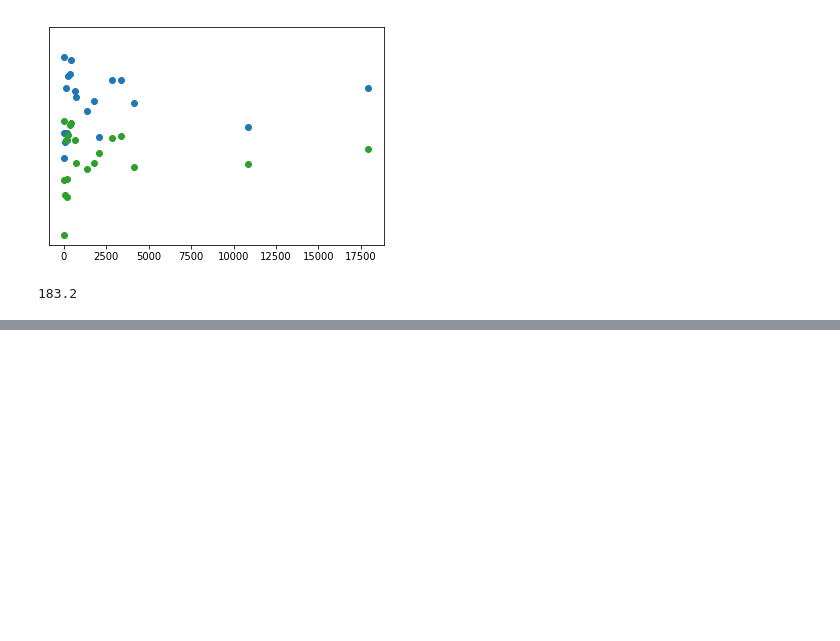
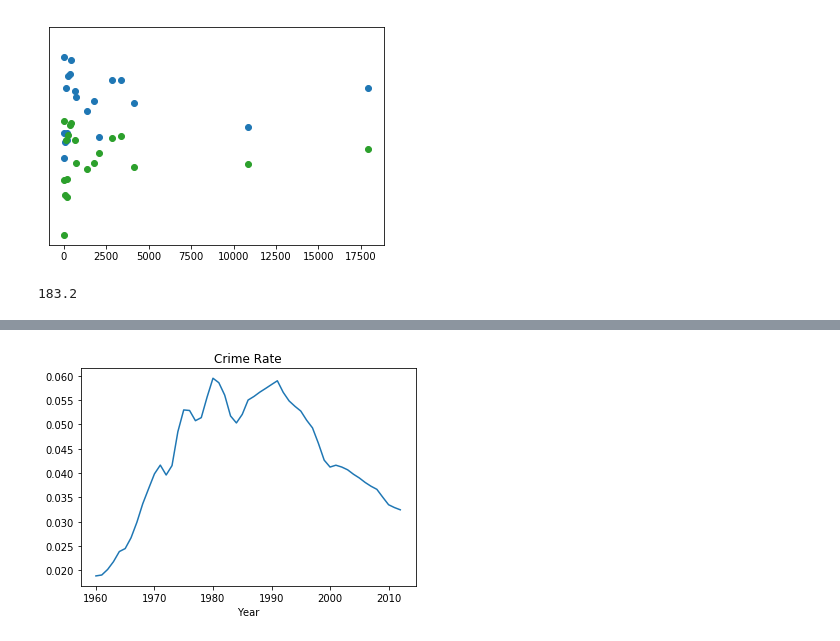
Before and after one commit to kendrarobbins/BootCamp2018, a Jupyter notebook: ProbSets/Comp/ProbSet2/Comp PS2 Solutions.ipynb, the cells around one changed output, grey strips where cells are left out. Drawn from its saved outputs; the diff is of its cells as text; code cells hidden in the pictures; blank space fills up the shorter version.

```diff
--- a/ProbSets/Comp/ProbSet2/Comp PS2 Solutions.ipynb
+++ b/ProbSets/Comp/ProbSet2/Comp PS2 Solutions.ipynb
@@ -510,0 +608,3 @@ np.max(maleheight)
+# %%
+data = pd.read_csv('crime_data.txt', header = 1, index_col=0)
+data.dropna()
@@ -510,0 +630,7 @@ np.max(maleheight)
+# %%
+data['crime rate'] = data['Total'] / data["Population"]
+# %%
+data['crime rate'].plot(title = 'Crime Rate')
+plt.show()
+# %% [output]
+[figure, added]
```
Also changed, not shown: parts of 83 cells of this notebook, 2 other files.
